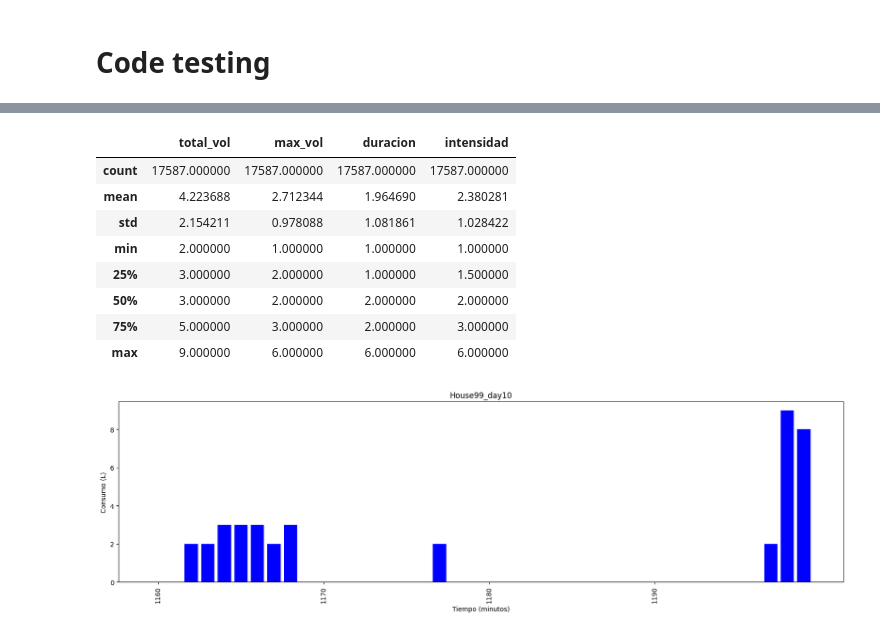
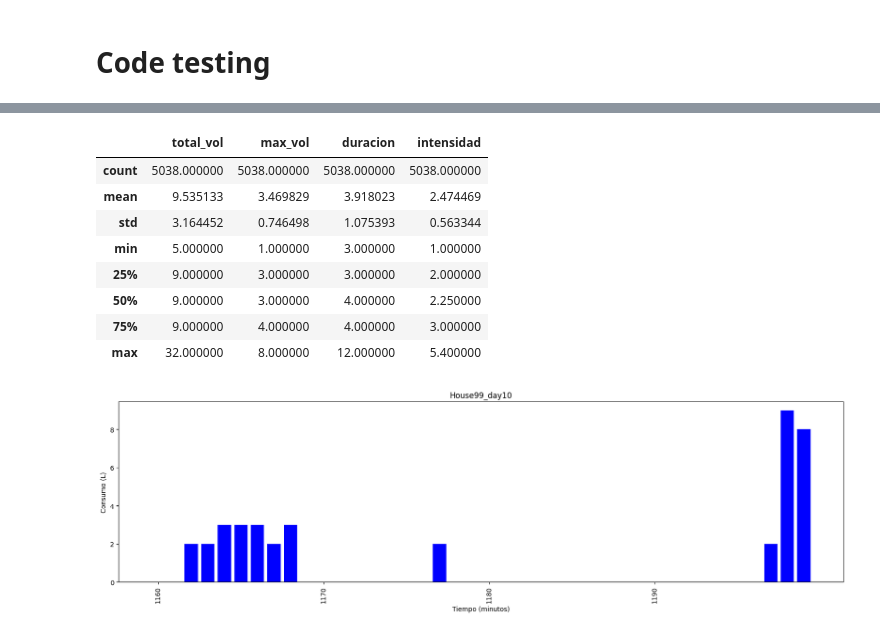
Before and after one commit to IagoGarciaSuarez/MUII_TFM, a Jupyter notebook: src/TFM.ipynb, the cells around one changed output, grey strips where cells are left out. Drawn from its saved outputs; the diff is of its cells as text; code cells hidden in the pictures.

```diff
--- a/src/TFM.ipynb
+++ b/src/TFM.ipynb
@@ -25,15 +85,18 @@ import numpy as np
 import pandas as pd
 import skfuzzy as fuzz
 import matplotlib.pyplot as plt
+from sklearn.preprocessing import StandardScaler
 from sklearn.decomposition import PCA
 
 # Ejemplo de creación de un dataset aleatorio con 4 características
 data_completa = consumos_simulados.dataset_eventos
-data = data_completa[['total_vol', 'max_vol', 'duracion', 'intensidad']]
+data = data_completa[['max_vol', 'duracion', 'intensidad']]
 X = data.values.T
+scaler = StandardScaler()
+normalized_data = scaler.fit_transform(X)
 
-n_clusters = 3
-cntr, u, u0, d, jm, p, fpc = fuzz.cluster.cmeans(X, n_clusters, 2, error=0.005, maxiter=1000, init=None)
+n_clusters = 5
+cntr, u, u0, d, jm, p, fpc = fuzz.cluster.cmeans(normalized_data, n_clusters, 2, error=0.005, maxiter=1000, init=None)
 
 cluster_labels = np.argmax(u, axis=0)
 data_completa['Cluster'] = cluster_labels
@@ -90,15 +152,15 @@ data_completa[data_completa["Cluster"] == 0][['min_inicio', 'serie', 'total_vol'
 # %%
-data_completa[data_completa["Cluster"] == 2].describe()[['total_vol', 'max_vol', 'duracion', 'intensidad']]
+data_completa[data_completa["Cluster"] == 0].describe()[['total_vol', 'max_vol', 'duracion', 'intensidad']]
 # %% [output]
 |  | total_vol | max_vol | duracion | intensidad |
-| count | 17587.000000 | 17587.000000 | 17587.000000 | 17587.000000 |
-| mean | 4.223688 | 2.712344 | 1.964690 | 2.380281 |
-| std | 2.154211 | 0.978088 | 1.081861 | 1.028422 |
-| min | 2.000000 | 1.000000 | 1.000000 | 1.000000 |
-| 25% | 3.000000 | 2.000000 | 1.000000 | 1.500000 |
-| 50% | 3.000000 | 2.000000 | 2.000000 | 2.000000 |
-| 75% | 5.000000 | 3.000000 | 2.000000 | 3.000000 |
-| max | 9.000000 | 6.000000 | 6.000000 | 6.000000 |
+| count | 5038.000000 | 5038.000000 | 5038.000000 | 5038.000000 |
+| mean | 9.535133 | 3.469829 | 3.918023 | 2.474469 |
+| std | 3.164452 | 0.746498 | 1.075393 | 0.563344 |
+| min | 5.000000 | 1.000000 | 3.000000 | 1.000000 |
+| 25% | 9.000000 | 3.000000 | 3.000000 | 2.000000 |
+| 50% | 9.000000 | 3.000000 | 4.000000 | 2.250000 |
+| 75% | 9.000000 | 4.000000 | 4.000000 | 3.000000 |
+| max | 32.000000 | 8.000000 | 12.000000 | 5.400000 |
 # %%
 consumo = consumos_simulados.obtener_consumo_por_id_evento("5ba15f26-580a-4bd0-b392-06b4ee8682ee")
 # %%
```
Also changed, not shown: parts of 24 cells of this notebook, 3 other files.
